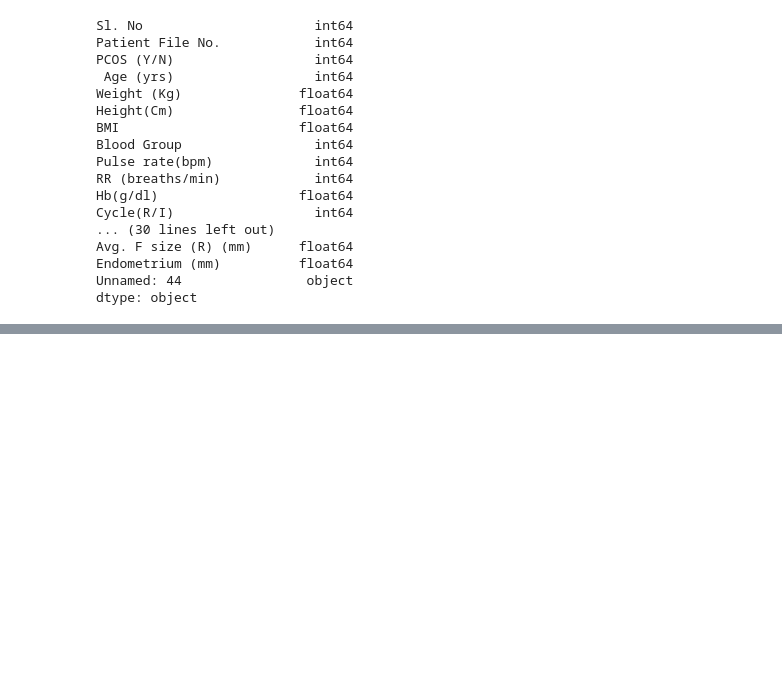
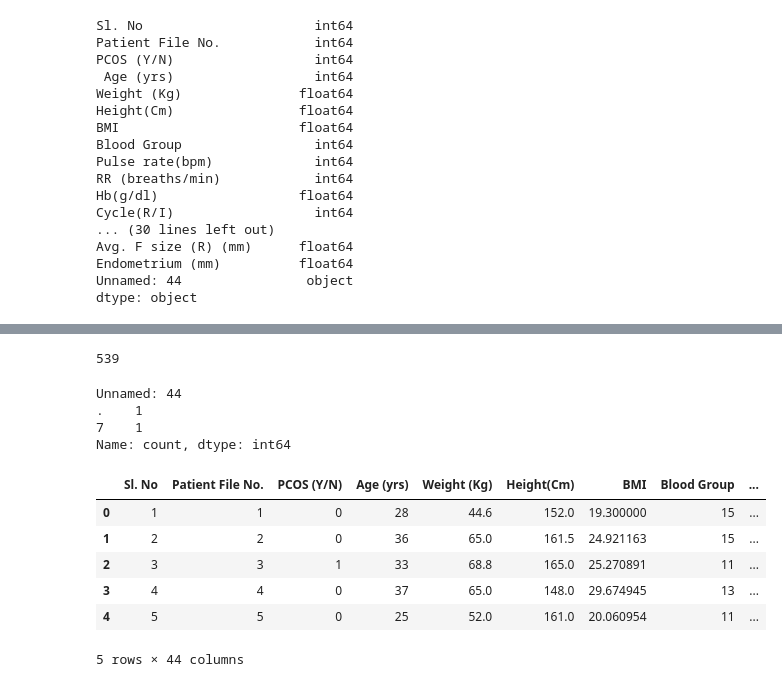
Before and after one commit to Pujakadayat/pcos-detection-ml, a Jupyter notebook: pcos_detection.ipynb, the cells around one changed output, grey strips where cells are left out. Cells and saved outputs as stored; diff of their text form; code cells hidden in the pictures; blank space fills up the shorter version.

Commit message:
Clean and validate PCOS_data_without_infertility (44 cols): fix AMH/beta-HCG II dtypes, drop junk column, confirm row alignment with original hormone-only file

```diff
--- a/pcos_detection.ipynb
+++ b/pcos_detection.ipynb
@@ -383,0 +404,5 @@ dtype: object
+# %%
+df2['AMH(ng/mL)'] = pd.to_numeric(df2['AMH(ng/mL)'], errors = 'coerce')
+df2['II    beta-HCG(mIU/mL)'] = pd.to_numeric(df2['II    beta-HCG(mIU/mL)'], errors= 'coerce')
+# %%
+df2.columns = df2.columns.str.strip()
@@ -383,0 +429,23 @@ dtype: object
+# %%
+df2['Unnamed: 44'].isnull().sum()
+# %% [output]
+539
+# %%
+df2['Unnamed: 44'].value_counts()
+# %% [output]
+Unnamed: 44
+.    1
+7    1
+Name: count, dtype: int64
+# %%
+df2 = df2.drop(columns = ['Unnamed: 44'])
+# %%
+df2.head(5)
+# %% [output]
+|  | Sl. No | Patient File No. | PCOS (Y/N) | Age (yrs) | Weight (Kg) | Height(Cm) | BMI | Blood Group | ... |
+| 0 | 1 | 1 | 0 | 28 | 44.6 | 152.0 | 19.300000 | 15 | ... |
+| 1 | 2 | 2 | 0 | 36 | 65.0 | 161.5 | 24.921163 | 15 | ... |
+| 2 | 3 | 3 | 1 | 33 | 68.8 | 165.0 | 25.270891 | 11 | ... |
+| 3 | 4 | 4 | 0 | 37 | 65.0 | 148.0 | 29.674945 | 13 | ... |
+| 4 | 5 | 5 | 0 | 25 | 52.0 | 161.0 | 20.060954 | 11 | ... |
+5 rows × 44 columns
```
Also changed, not shown: parts of 23 cells of this notebook.
